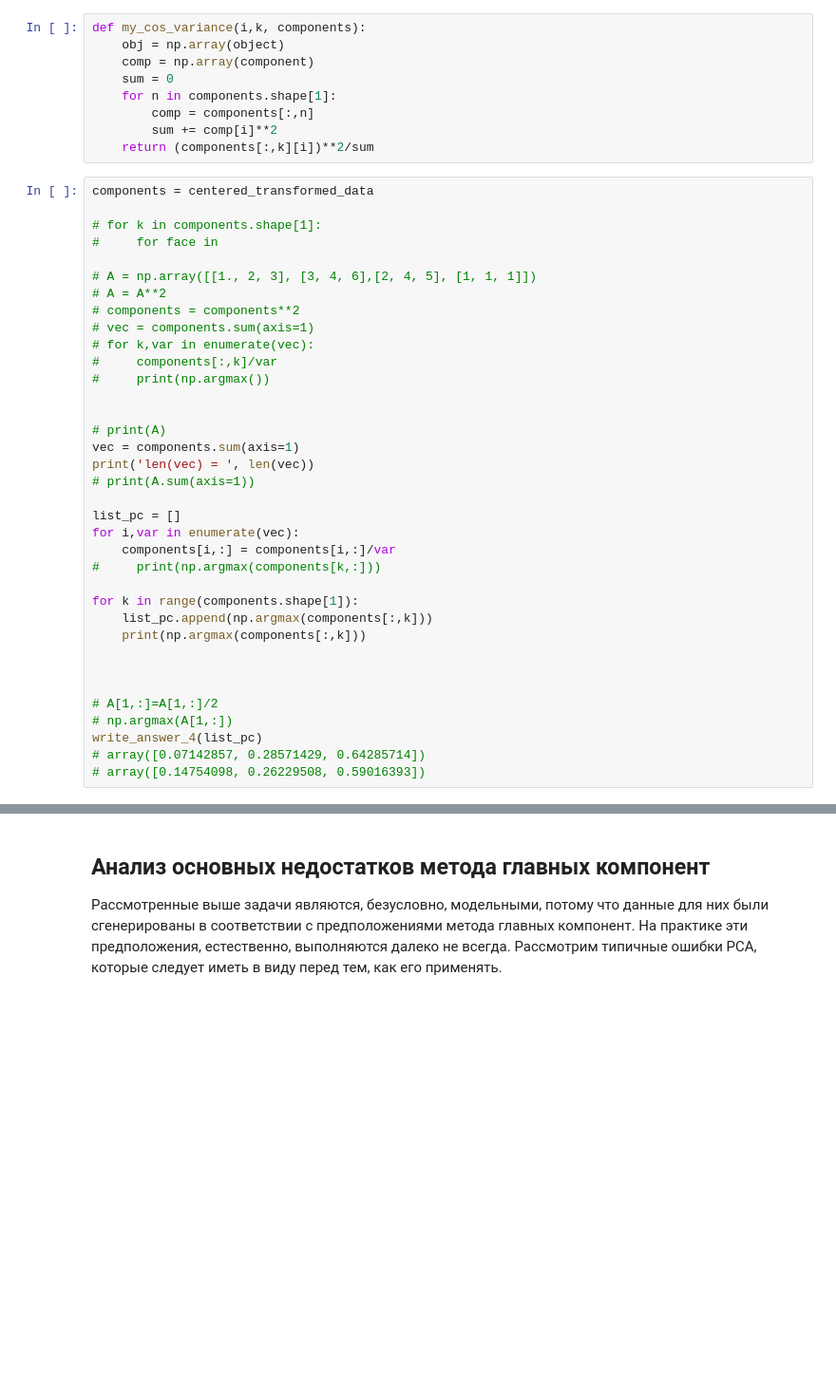
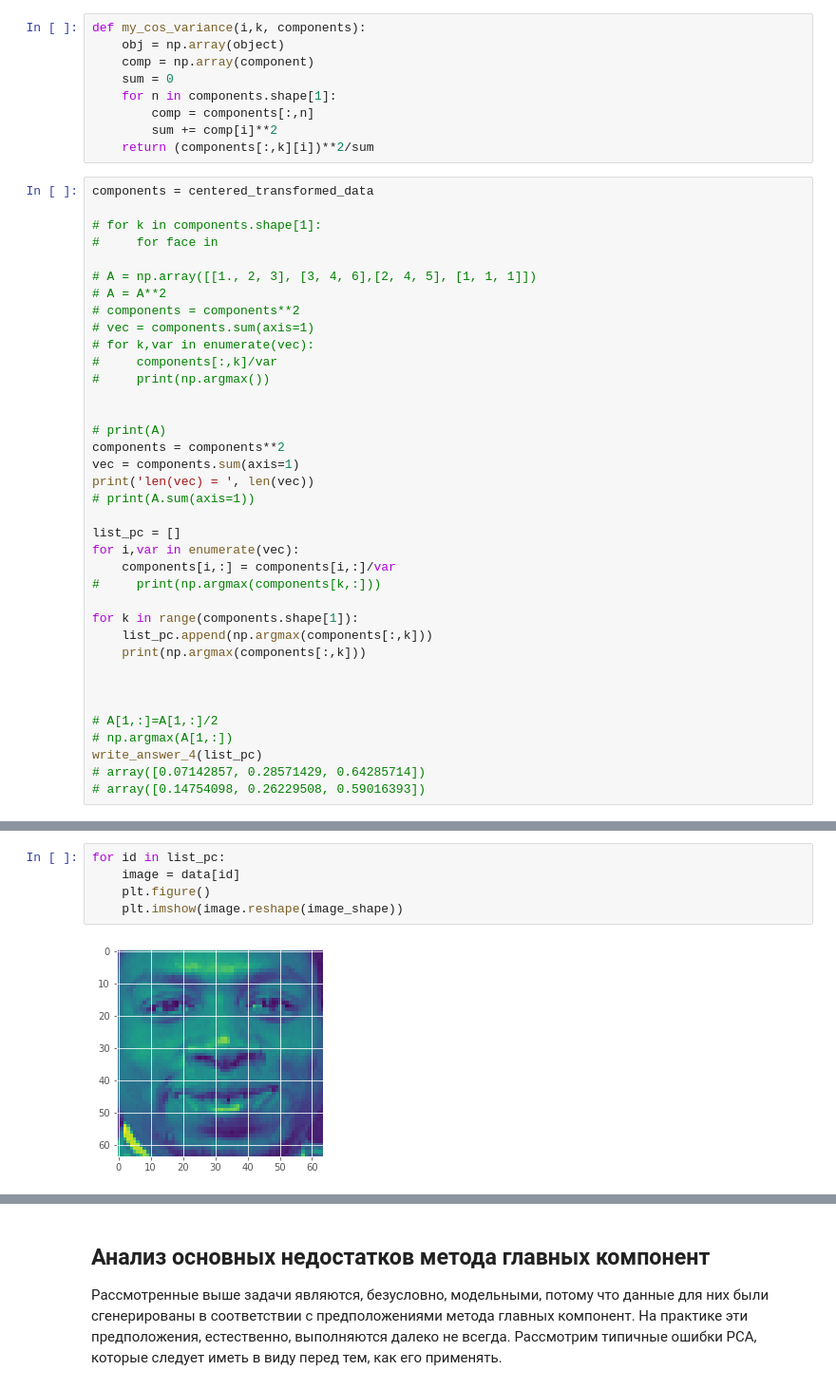
Before and after one commit to RBVV23/Coursera, a Jupyter notebook: Поиск структуры в данных/Week_2/Project_1/main_2.ipynb, the cells around one changed output, grey strips where cells are left out. Shown at 95% size. Saved outputs shown, nothing was run; the diff lists cells and outputs as text; blank space fills up the shorter version.

```diff
--- a/Поиск структуры в данных/Week_2/Project_1/main_2.ipynb
+++ b/Поиск структуры в данных/Week_2/Project_1/main_2.ipynb
@@ -601,6 +601,7 @@ components = centered_transformed_data
 
 
 # print(A)
+components = components**2
 vec = components.sum(axis=1)
 print('len(vec) = ', len(vec))
 # print(A.sum(axis=1))
@@ -635,0 +637,7 @@ len(vec) =  400
+# %%
+for id in list_pc:
+    image = data[id]
+    plt.figure()
+    plt.imshow(image.reshape(image_shape))
+# %% [output]
+[figure, added]
```
Also changed, not shown: parts of 4 cells of this notebook, 1 other file.
